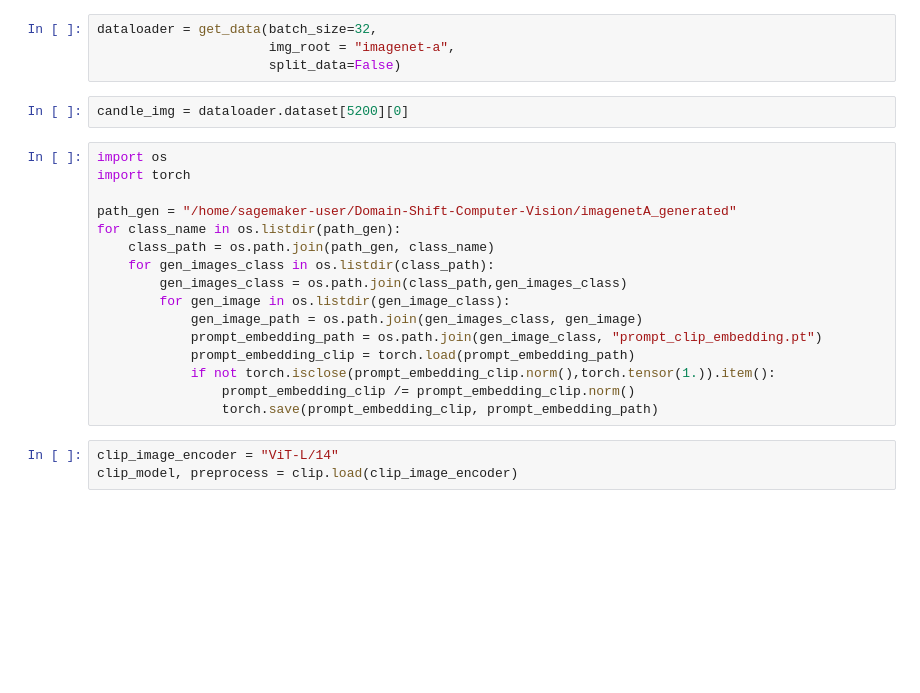
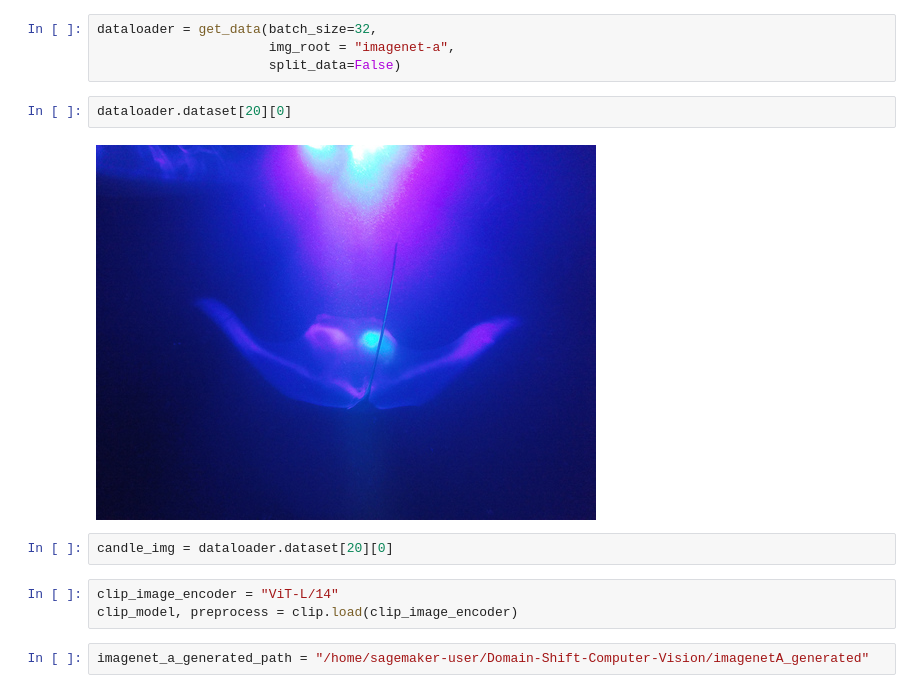
Before and after one commit to giuseppecurci/Domain-Shift-Computer-Vision, a Jupyter notebook: example.ipynb, the cells around one changed output. Drawn from its saved outputs; the diff is of its cells as text; blank space fills up the shorter version.

```diff
--- a/example.ipynb
+++ b/example.ipynb
@@ -161,24 +145,14 @@ from PIL import Image
 dataloader = get_data(batch_size=32,
                       img_root = "imagenet-a",
                       split_data=False)
+# %%
+dataloader.dataset[20][0]
+# %% [output]
+[figure, added]
 # %%
-candle_img = dataloader.dataset[5200][0]
+candle_img = dataloader.dataset[20][0]
-# %%
-import os
-import torch
-
-path_gen = "/home/sagemaker-user/Domain-Shift-Computer-Vision/imagenetA_generated"
-for class_name in os.listdir(path_gen):
-    class_path = os.path.join(path_gen, class_name)
-    for gen_images_class in os.listdir(class_path):
-        gen_images_class = os.path.join(class_path,gen_images_class)
-        for gen_image in os.listdir(gen_image_class):
-            gen_image_path = os.path.join(gen_images_class, gen_image)
-            prompt_embedding_path = os.path.join(gen_image_class, "prompt_clip_embedding.pt")
-            prompt_embedding_clip = torch.load(prompt_embedding_path)
-            if not torch.isclose(prompt_embedding_clip.norm(),torch.tensor(1.)).item():
-                prompt_embedding_clip /= prompt_embedding_clip.norm()
-                torch.save(prompt_embedding_clip, prompt_embedding_path)
 # %%
 clip_image_encoder = "ViT-L/14"
 clip_model, preprocess = clip.load(clip_image_encoder)
+# %%
+imagenet_a_generated_path = "/home/sagemaker-user/Domain-Shift-Computer-Vision/imagenetA_generated"
```
Also changed, not shown: parts of 5 cells of this notebook, 2 other files.
